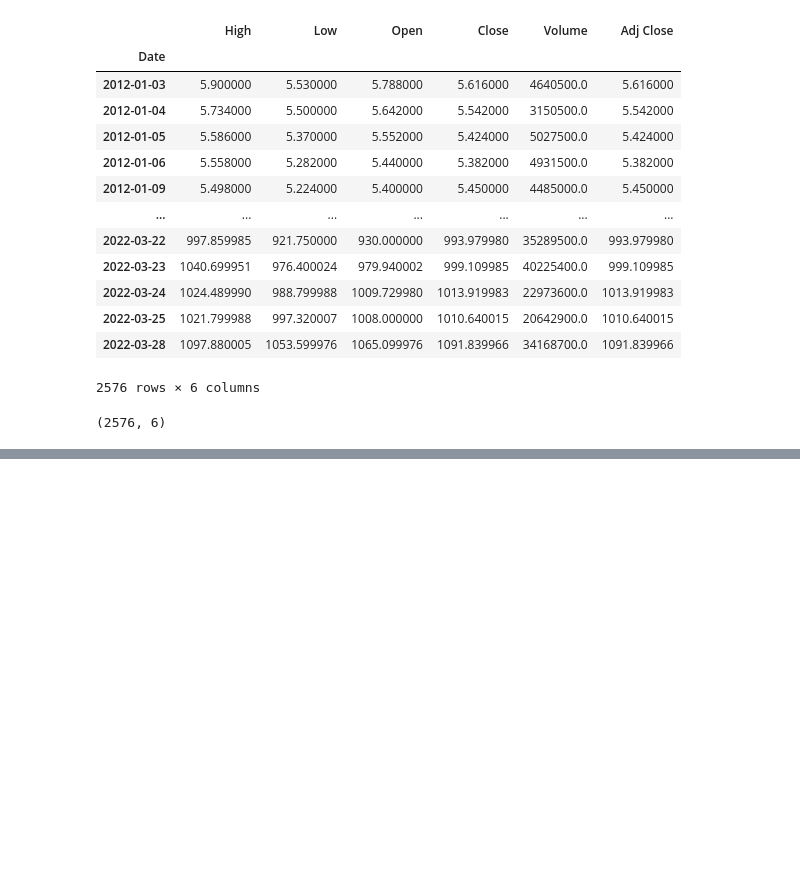
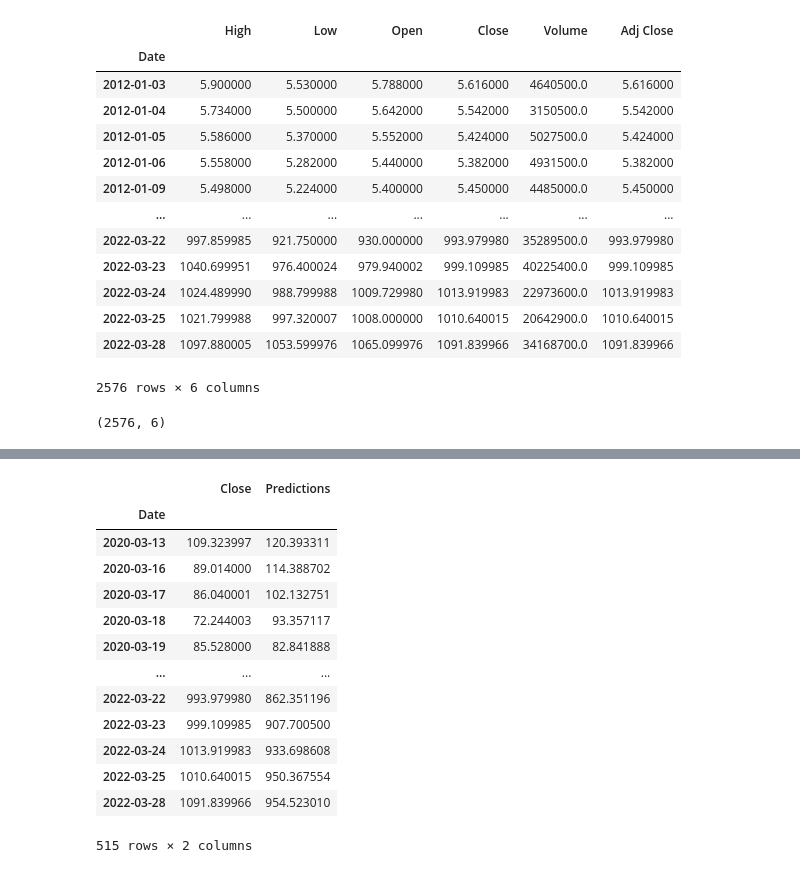
Before and after one commit to palakagl/AI-in-Finance, a Jupyter notebook: Stock_Price_Prediction_LSTM.ipynb, the cells around one changed output, grey strips where cells are left out. Cells and saved outputs as stored; diff of their text form; code cells hidden in the pictures; blank space fills up the shorter version.

```diff
--- a/Stock_Price_Prediction_LSTM.ipynb
+++ b/Stock_Price_Prediction_LSTM.ipynb
@@ -82,0 +232,17 @@ df.shape
+# %%
+valid
+# %% [output]
+|  | Close | Predictions |
+| Date |  |  |
+| 2020-03-13 | 109.323997 | 120.393311 |
+| 2020-03-16 | 89.014000 | 114.388702 |
+| 2020-03-17 | 86.040001 | 102.132751 |
+| 2020-03-18 | 72.244003 | 93.357117 |
+| 2020-03-19 | 85.528000 | 82.841888 |
+| ... | ... | ... |
+| 2022-03-22 | 993.979980 | 862.351196 |
+| 2022-03-23 | 999.109985 | 907.700500 |
+| 2022-03-24 | 1013.919983 | 933.698608 |
+| 2022-03-25 | 1010.640015 | 950.367554 |
+| 2022-03-28 | 1091.839966 | 954.523010 |
+515 rows × 2 columns
```
Also changed, not shown: parts of 37 cells of this notebook.
